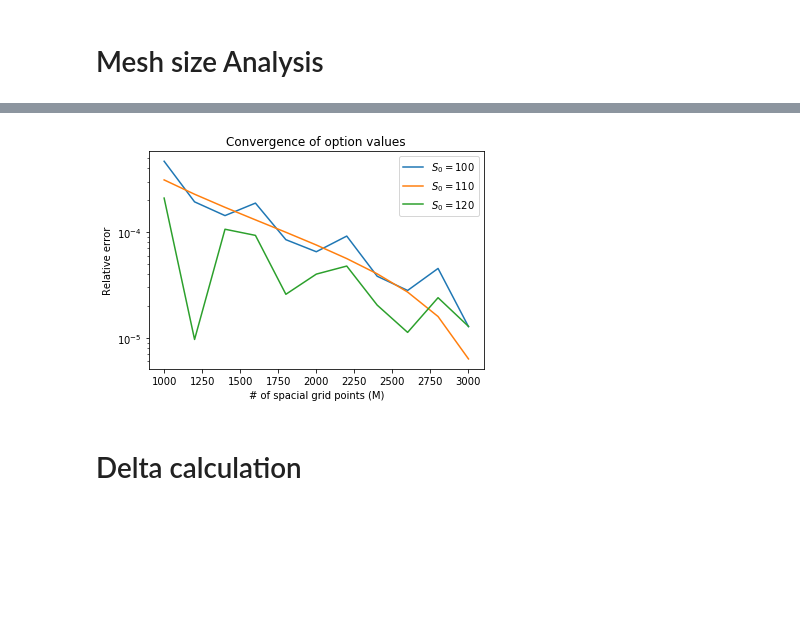
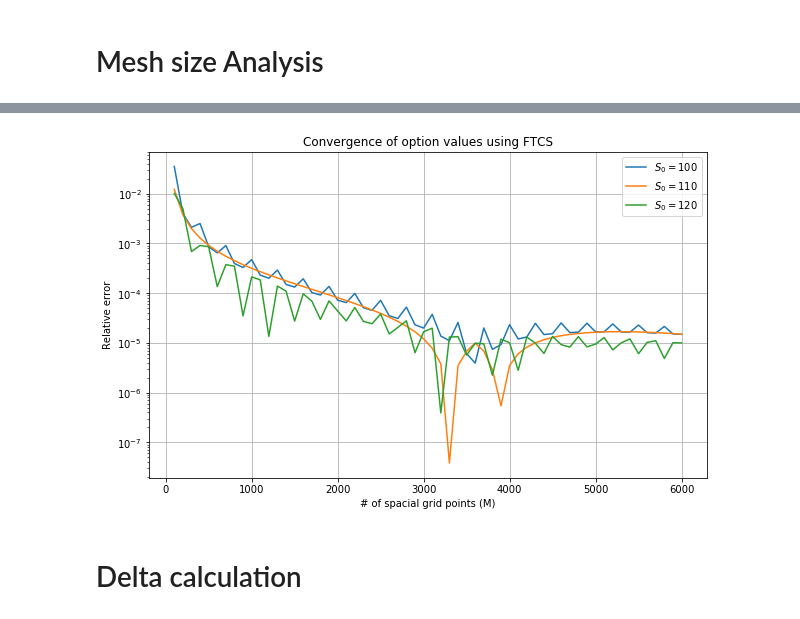
Before and after one commit to krishnakanthsasi/ComputationFin-nce-18, a Jupyter notebook: lab3/lab_assignment_3.ipynb, the cells around one changed output, grey strips where cells are left out. Cells and saved outputs as stored; diff of their text form; code cells hidden in the pictures; blank space fills up the shorter version.

Commit message:
Convergence analysis performed

```diff
--- a/lab3/lab_assignment_3.ipynb
+++ b/lab3/lab_assignment_3.ipynb
@@ -288,6 +288,33 @@ def black_scholes(r, K, T, S_0, sigma, call=True):
 
 def interpolate(x,x0,x1,y0,y1):
     return (y0*(x1-x)+y1*(x-x0)) / (x1-x0)
+
+def analyze_convergence(K,sigma,r,T,S_bounds,N,M_list,scheme,boundary):
+    S0_prices = np.zeros((3,M_list.size))
+    with tqdm(total=M_list.size, disable=False) as pbar:
+        for m in range(M_list.size):
+            pde = PDE(K, sigma, r, T, S_bounds, N, M_list[m], scheme, boundary)
+            pde.run()
+
+            X = pde.get_X()
+            V = pde.get_values()
+
+            for n in range(3):
+                S0 = 100 + n*10
+                X0 = np.log(S0)
+
+                Vmin = (V[X < X0])[-1]
+                Vmax = (V[X >= X0])[0]
+                Xmin = (X[X < X0])[-1]
+                Xmax = (X[X >= X0])[0]
+
+                res = interpolate(X0,Xmin,Xmax,Vmin,Vmax)
+
+                S0_prices[n,m] = res
+
+            pbar.update()
+
+    return S0_prices
 # %% [markdown]
 # Test Finite-Difference implementation
 # %%
@@ -416,0 +445,7 @@ BS_deltas, BS_prices = black_scholes(r, K, T, np.array([100,110,120]), sigma)
+# %%
+N = 20000
+M_list = np.arange(100,6001,100)
+
+# FTCS
+scheme = "FTCS"
+S0_prices = analyze_convergence(K,sigma,r,T,S_bounds,N,M_list,scheme,"Neumann")
@@ -417,20 +458,22 @@ BS_deltas, BS_prices = black_scholes(r, K, T, np.array([100,110,120]), sigma)
 # %%
 S100,S110,S120 = np.abs((S0_prices-BS_prices[:,None]) / BS_prices[:,None])
 
-plt.title("Convergence of option values")
+plt.figure(figsize=(10,6))
+plt.title("Convergence of option values using FTCS")
 plt.xlabel("# of spacial grid points (M)")
 plt.ylabel("Relative error")
 
+plt.grid(True)
 plt.yscale("log")
 
 plt.plot(M_list,S100,label=r'$S_0 = 100$')
 plt.plot(M_list,S110,label=r'$S_0 = 110$')
 plt.plot(M_list,S120,label=r'$S_0 = 120$')
 
 plt.legend()
 plt.show()
 # %% [output]
-[figure, old version]
+[figure, new version]
 # %% [markdown]
 # Delta calculation
 # %%
```
Also changed, not shown: parts of 9 cells of this notebook, 6 other files.
